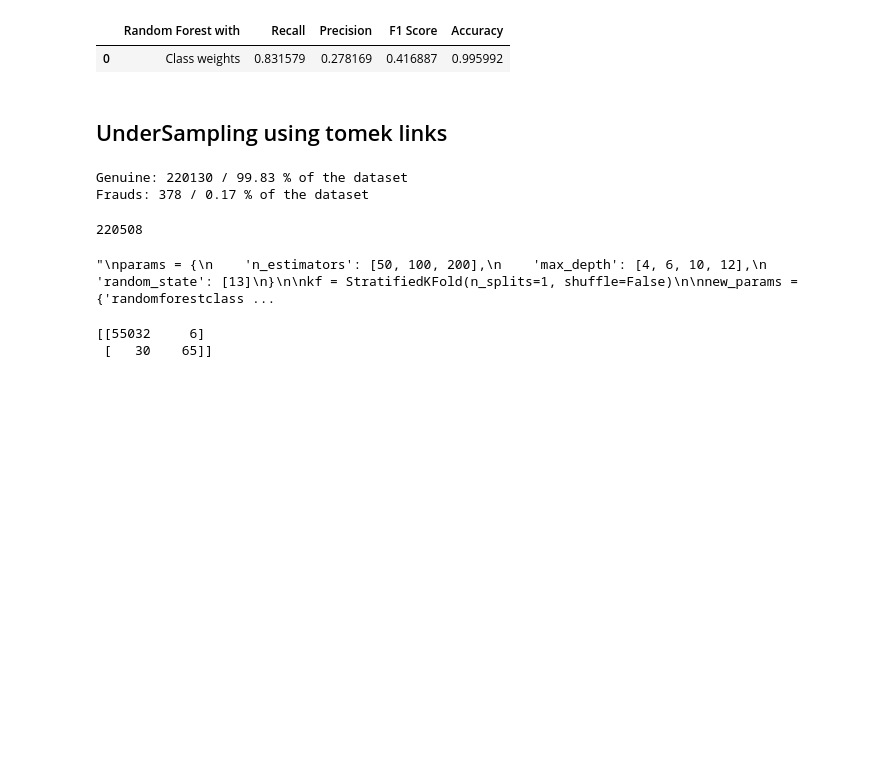
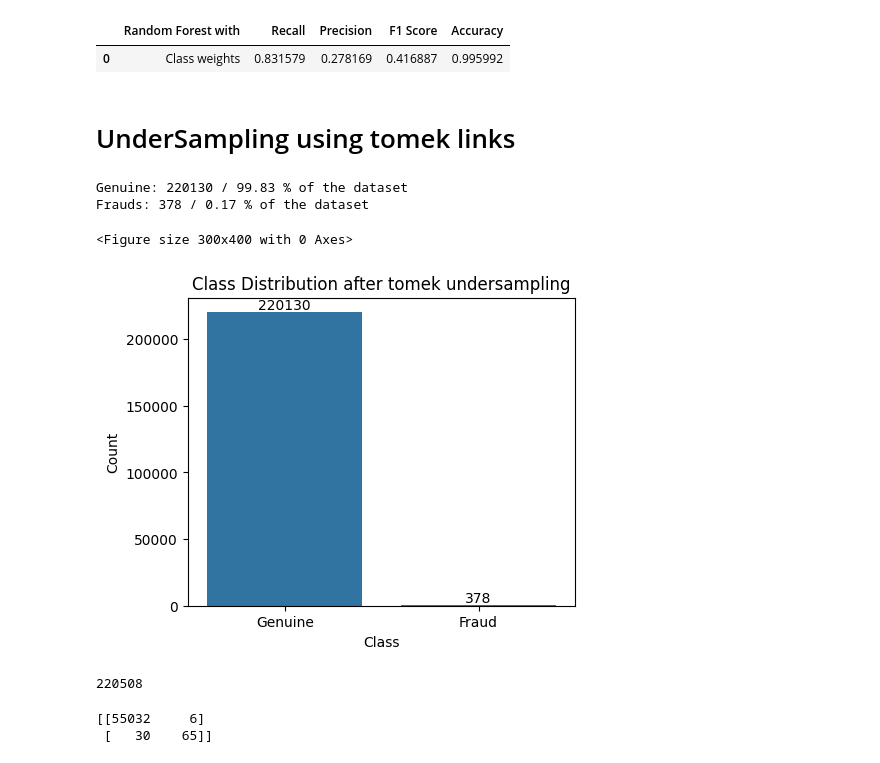
Before and after one commit to sathvik-ujwal/Credit-Card-Fraud-Detection, a Jupyter notebook: main.ipynb, the cells around one changed output. Saved outputs shown, nothing was run; the diff lists cells and outputs as text; code cells hidden in the pictures; blank space fills up the shorter version.

```diff
--- a/main.ipynb
+++ b/main.ipynb
@@ -456,7 +507,7 @@ grid_rfb_score
 |  | Random Forest with | Recall | Precision | F1 Score | Accuracy |
 | 0 | Class weights | 0.831579 | 0.278169 | 0.416887 | 0.995992 |
 # %% [markdown]
-## UnderSampling using tomek links
+# UnderSampling using tomek links
 # %%
 from imblearn.under_sampling import TomekLinks
 
@@ -469,30 +520,32 @@ print('Frauds:', y_underT.value_counts()[1], '/', round(y_underT.value_counts()[
 # %% [output]
 Genuine: 220130 / 99.83 % of the dataset
 Frauds: 378 / 0.17 % of the dataset
+# %%
+plt.figure(figsize=(3,4))
+genuine_count, fraud_count = y_underT.value_counts()[0], y_underT.value_counts()[1]
+class_names = ["Genuine", "Fraud"]
+counts = [genuine_count, fraud_count]
+
+plt.figure(figsize=(5, 4))
+
+sns.barplot(x=class_names, y=counts)
+
+for i, count in enumerate(counts):
+    plt.text(i, count, str(count), ha='center', va='bottom')
+
+plt.title('Class Distribution after tomek undersampling')
+plt.xlabel('Class')
+plt.ylabel('Count')
+plt.show()
+# %% [output]
+<Figure size 300x400 with 0 Axes>
+[figure, added]
 # %%
 print(len(X_underT))
 # %% [output]
 220508
 # %%
 tomek_pipeline = make_pipeline(TomekLinks(),RandomForestClassifier(n_estimators=100, random_state=13))
-# %%
-'''
-params = {
-    'n_estimators': [50, 100, 200],
-    'max_depth': [4, 6, 10, 12],
-    'random_state': [13]
-}
-
-kf = StratifiedKFold(n_splits=1, shuffle=False)
-
-new_params = {'randomforestclassifier__' + key: params[key] for key in params}
-
-grid_tomek_rf = GridSearchCV(tomek_pipeline, param_grid=new_params, cv=kf, scoring='recall',
-                        return_train_score=True, verbose = 3)
-grid_tomek_rf.fit(X_train, y_train)
-'''
-# %% [output]
-"\nparams = {\n    'n_estimators': [50, 100, 200],\n    'max_depth': [4, 6, 10, 12],\n    'random_state': [13]\n}\n\nkf = StratifiedKFold(n_splits=1, shuffle=False)\n\nnew_params = {'randomforestclass ...
 # %%
 tomek_pipeline = make_pipeline(
     TomekLinks(),
```
Also changed, not shown: parts of 12 cells of this notebook.
